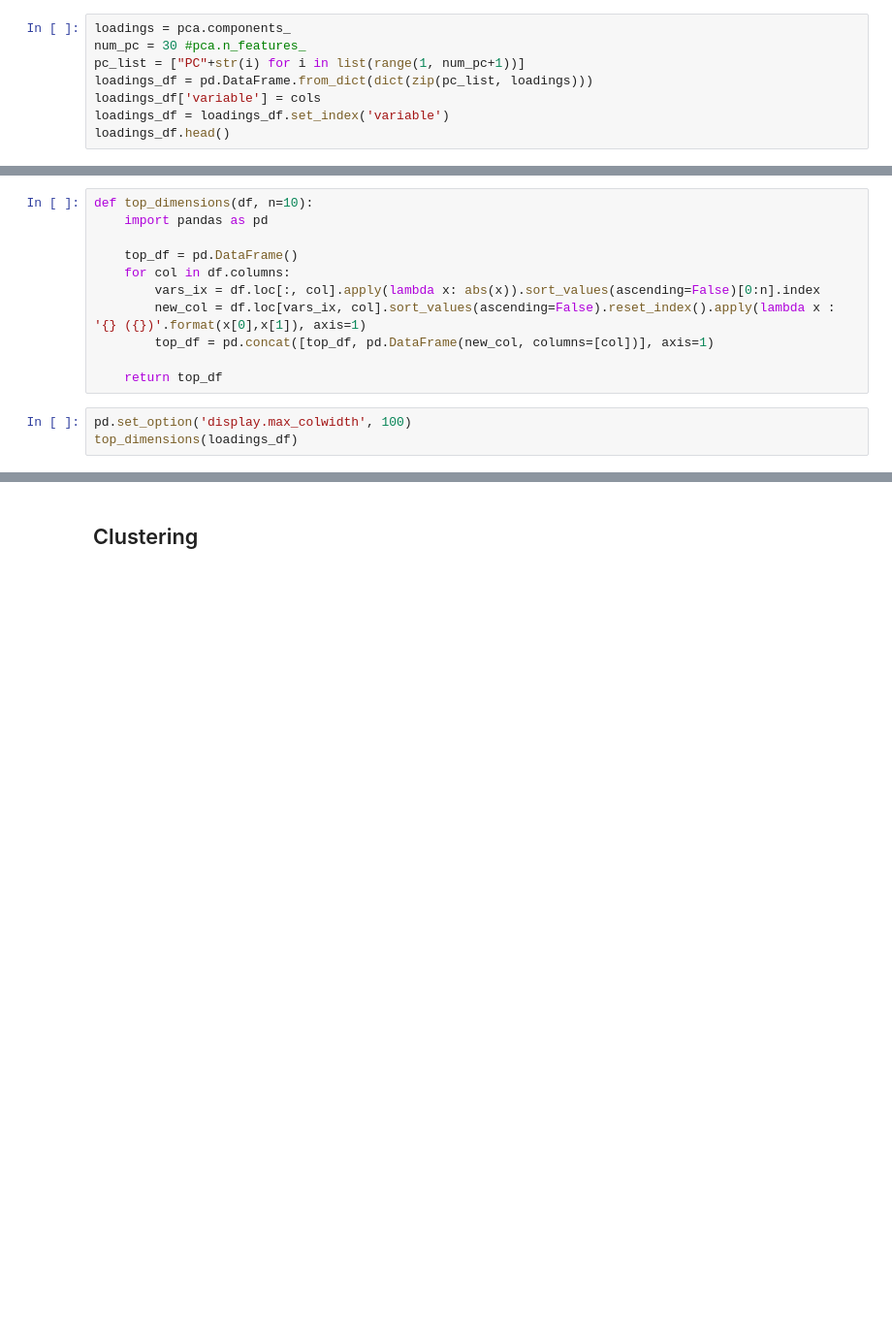
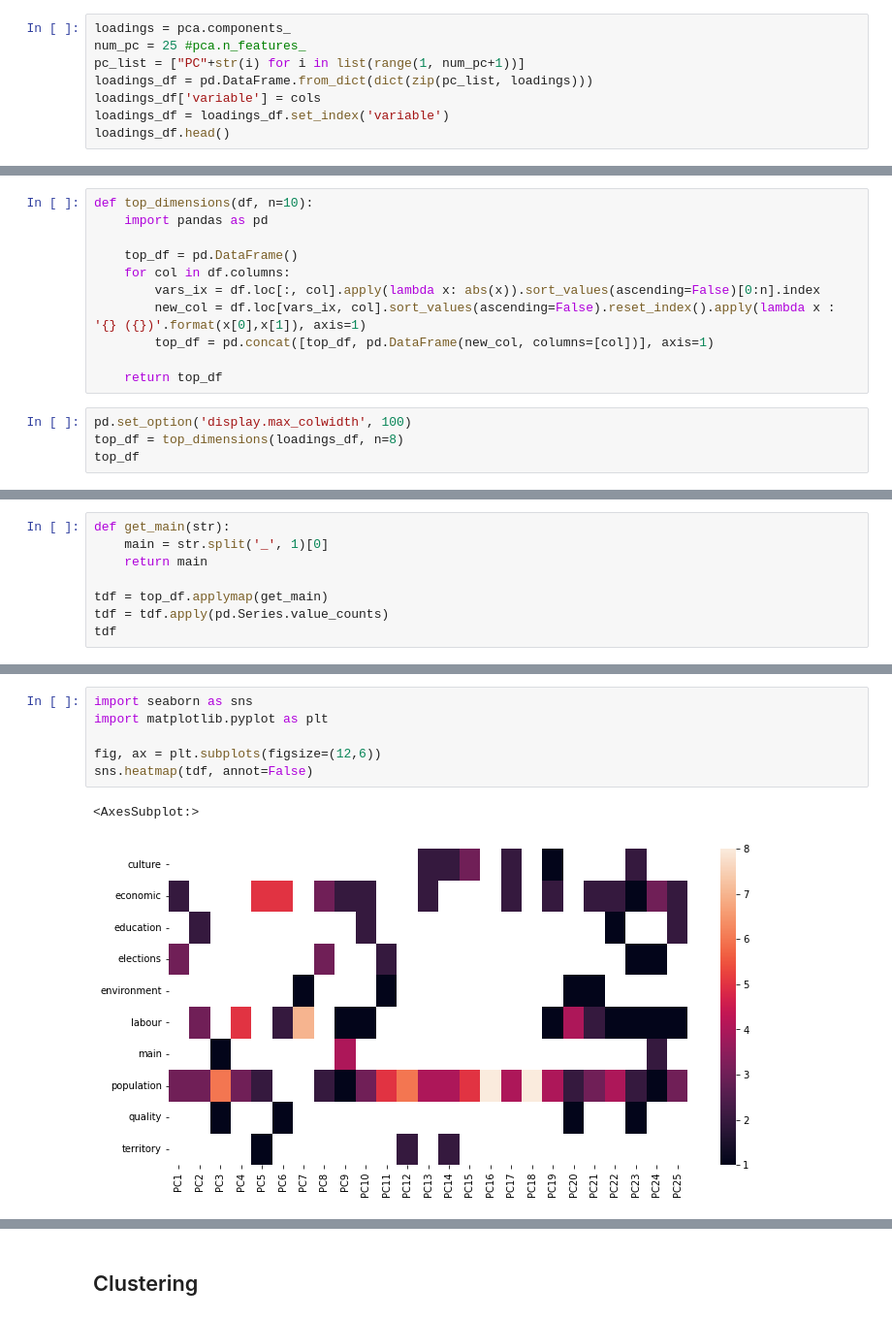
Before and after one commit to PimSchoolkate/CatalanLanguagePrediction, a Jupyter notebook: notebooks/02_pca_clustering.ipynb, the cells around one changed output, grey strips where cells are left out. Shown at 97% size. Saved outputs shown, nothing was run; the diff lists cells and outputs as text; blank space fills up the shorter version.

```diff
--- a/notebooks/02_pca_clustering.ipynb
+++ b/notebooks/02_pca_clustering.ipynb
@@ -85,6 +85,6 @@ Cumulative explained variance: 0.74
 # %%
 loadings = pca.components_
-num_pc = 30 #pca.n_features_
+num_pc = 25 #pca.n_features_
 pc_list = ["PC"+str(i) for i in list(range(1, num_pc+1))]
 loadings_df = pd.DataFrame.from_dict(dict(zip(pc_list, loadings)))
 loadings_df['variable'] = cols
@@ -112,7 +112,8 @@ def top_dimensions(df, n=10):
     return top_df
 # %%
 pd.set_option('display.max_colwidth', 100)
-top_dimensions(loadings_df)
+top_df = top_dimensions(loadings_df, n=8)
+top_df
 # %% [output]
 |  | PC1 | PC2 | PC3 | PC4 | PC5 | PC6 | PC7 | PC8 | PC9 | PC10 | ... | ... |
 | 0 | elections_elections_to_the_europe... | labour_affiliations_to_social_sec... | population_population_by_place_of... | labour_registered_unemployment_by... | economic_sectors_fleet_of_vehicle... | economic_sectors_fleet_of_vehicle... | labour_affiliations_to_general_sy... | economic_sectors_used_agricultura... | main_aggregates_personal_resultin... | population_population_resident_ab... | ... | ... |
@@ -128,0 +128,8 @@ top_dimensions(loadings_df)
+# %%
+def get_main(str):
+    main = str.split('_', 1)[0]
+    return main
+
+tdf = top_df.applymap(get_main)
+tdf = tdf.apply(pd.Series.value_counts)
+tdf
@@ -129 +149,10 @@ top_dimensions(loadings_df)
+# %%
+import seaborn as sns
+import matplotlib.pyplot as plt
+
+fig, ax = plt.subplots(figsize=(12,6))
+sns.heatmap(tdf, annot=False)
+# %% [output]
+<AxesSubplot:>
+[figure, added]
 # %%
```
Also changed, not shown: parts of 5 cells of this notebook, 9 other files.
